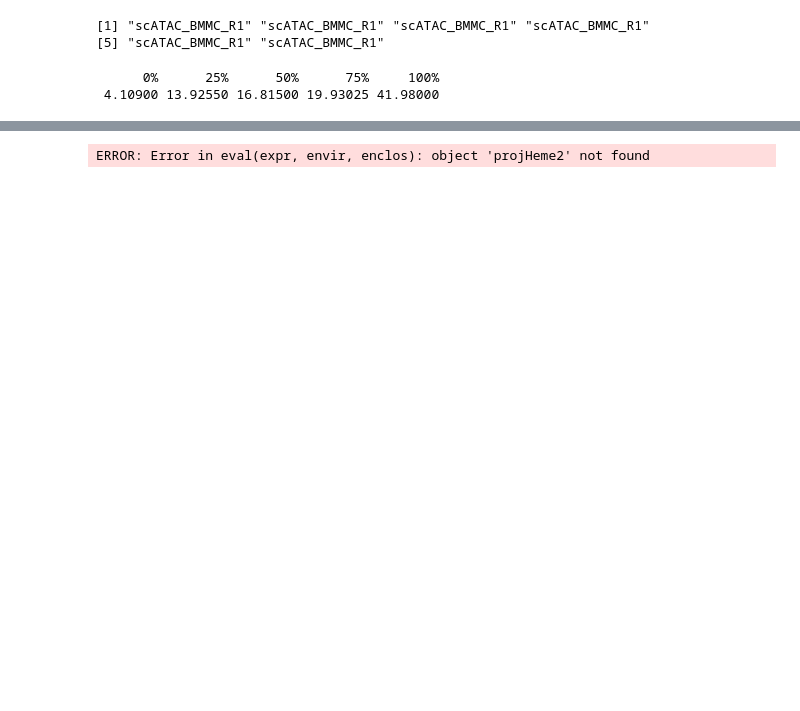
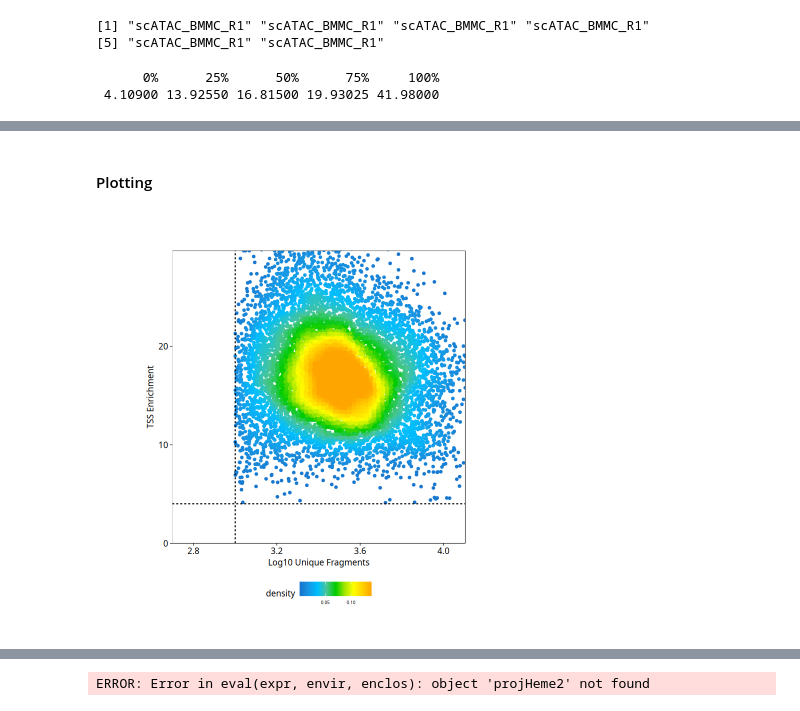
Before and after one commit to azizilab/decipher, a Jupyter notebook: atacseq.ipynb, the cells around one changed output, grey strips where cells are left out. Saved outputs shown, nothing was run; the diff lists cells and outputs as text; code cells hidden in the pictures; blank space fills up the shorter version.

```diff
--- a/atacseq.ipynb
+++ b/atacseq.ipynb
@@ -110,7 +197,7 @@ doubScores <- addDoubletScores(
 projHeme1 <- ArchRProject(
   ArrowFiles = ArrowFiles,
   outputDirectory = "HemeTutorial",
-  copyArrows = TRUE #This is recommened so that if you modify the Arrow files you have an original copy for later usage.
+  copyArrows = TRUE, #This is recommened so that if you modify the Arrow files you have an original copy for later usage.
 )
 # %% [output]
 Using GeneAnnotation set by addArchRGenome(Hg19)!
@@ -172,0 +327,3 @@ print(quantile(projHeme1$TSSEnrichment))
+# %%
+df <- getCellColData(projHeme1, select = c("log10(nFrags)", "TSSEnrichment"))
+df
@@ -172,0 +345,16 @@ print(quantile(projHeme1$TSSEnrichment))
+# %% [markdown]
+#### Plotting
+# %%
+p <- ggPoint(
+    x = df[,1],
+    y = df[,2],
+    colorDensity = TRUE,
+    continuousSet = "sambaNight",
+    xlabel = "Log10 Unique Fragments",
+    ylabel = "TSS Enrichment",
+    xlim = c(log10(500), quantile(df[,1], probs = 0.99)),
+    ylim = c(0, quantile(df[,2], probs = 0.99))
+) + geom_hline(yintercept = 4, lty = "dashed") + geom_vline(xintercept = 3, lty = "dashed")
+p
+# %% [output]
+[figure, added]
```
Also changed, not shown: parts of 36 cells of this notebook, 5 other files.
